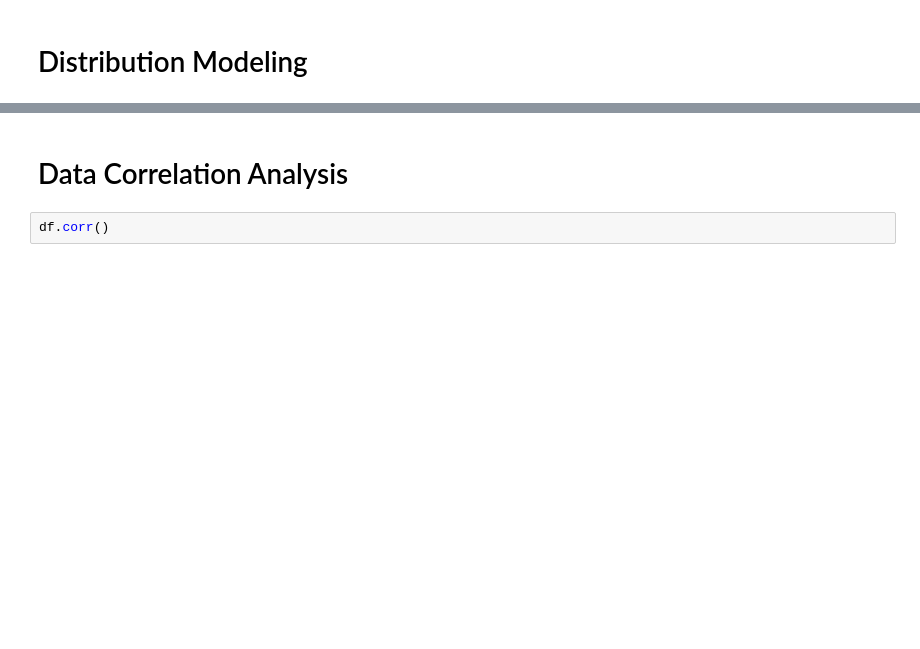
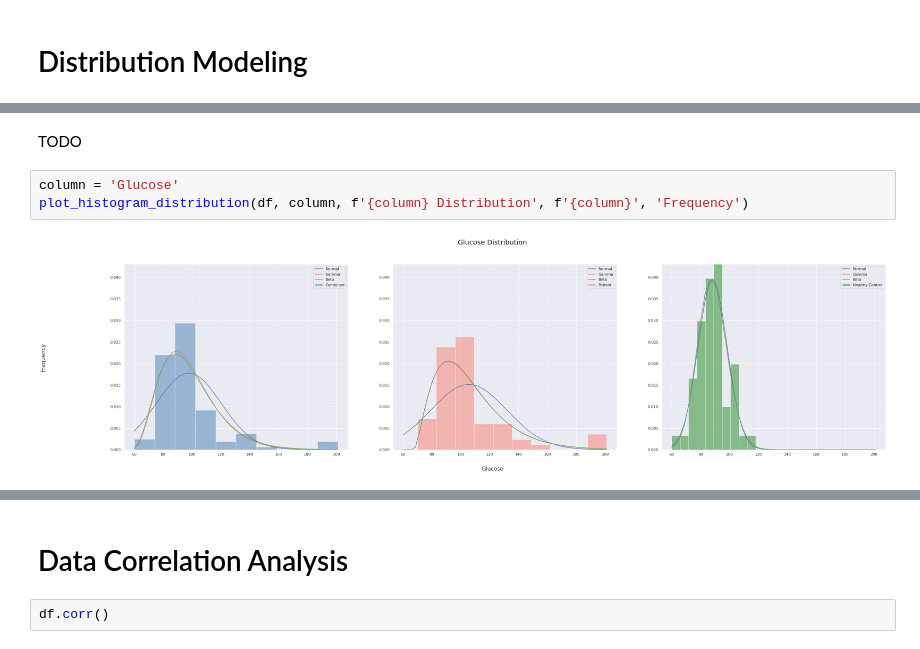
Before and after one commit to michaelmannino/cmsc320_Final, a Jupyter notebook: cancer_analysis.ipynb, the cells around one changed output, grey strips where cells are left out. Drawn from its saved outputs; the diff is of its cells as text; blank space fills up the shorter version.

```diff
--- a/cancer_analysis.ipynb
+++ b/cancer_analysis.ipynb
@@ -229,0 +257,7 @@ def plot_histogram_distribution(df, column, title='', xlabel='', ylabel=''):
+# %% [markdown]
+TODO
+# %%
+column = 'Glucose'
+plot_histogram_distribution(df, column, f'{column} Distribution', f'{column}', 'Frequency')
+# %% [output]
+[figure, added]
```
Also changed, not shown: parts of 21 cells of this notebook.
